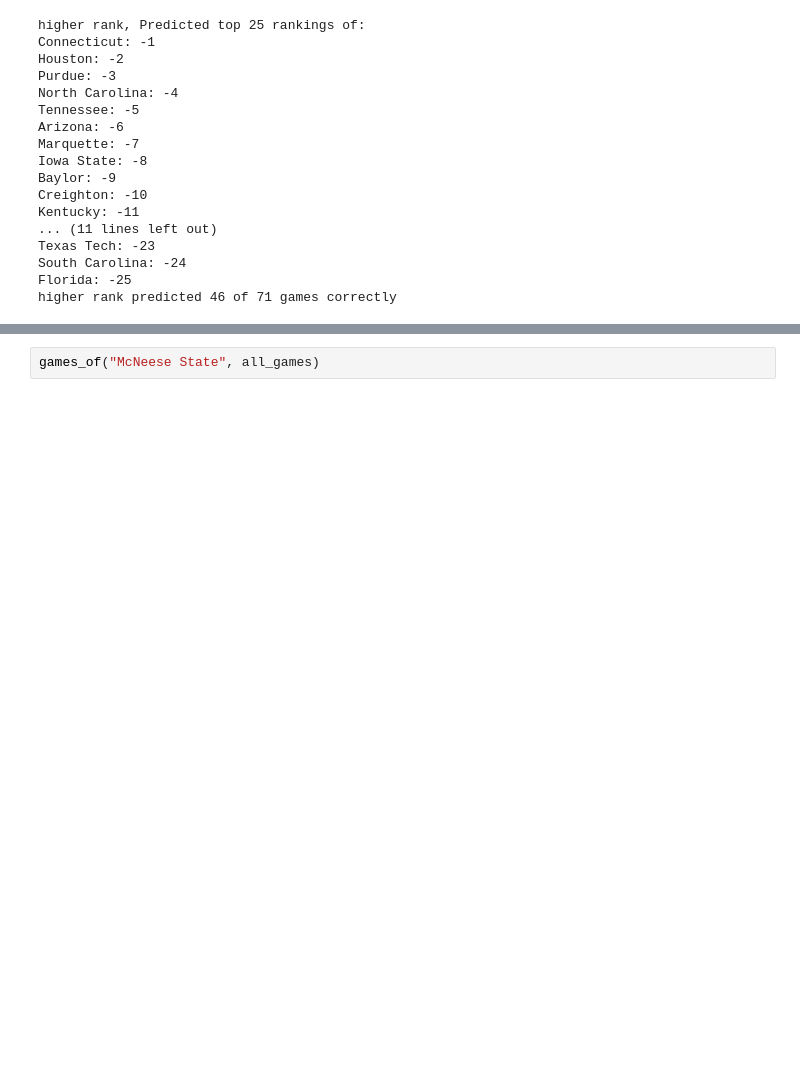
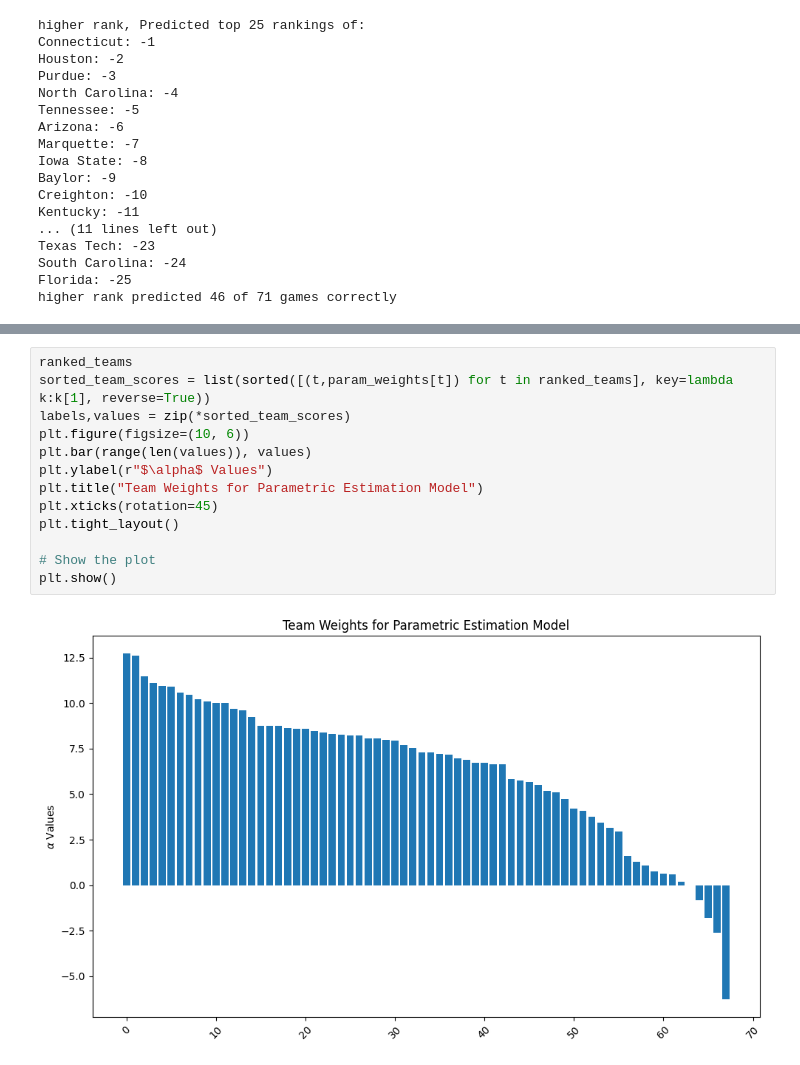
Before and after one commit to sidney3/bmmc, a Jupyter notebook: bmmc.ipynb, the cells around one changed output, grey strips where cells are left out. Cells and saved outputs as stored; diff of their text form; blank space fills up the shorter version.

```diff
--- a/bmmc.ipynb
+++ b/bmmc.ipynb
@@ -455,2 +461,15 @@ bradley_terry_weights = bradley_terry(all_games[all_games.apply(is_tournament_ga
-# %%
-games_of("McNeese State", all_games)
+# %%
+ranked_teams
+sorted_team_scores = list(sorted([(t,param_weights[t]) for t in ranked_teams], key=lambda k:k[1], reverse=True))
+labels,values = zip(*sorted_team_scores)
+plt.figure(figsize=(10, 6))
+plt.bar(range(len(values)), values)
+plt.ylabel(r"$\alpha$ Values")
+plt.title("Team Weights for Parametric Estimation Model")
+plt.xticks(rotation=45)
+plt.tight_layout()
+
+# Show the plot
+plt.show()
+# %% [output]
+[figure, added]
```
Also changed, not shown: parts of 13 cells of this notebook.
